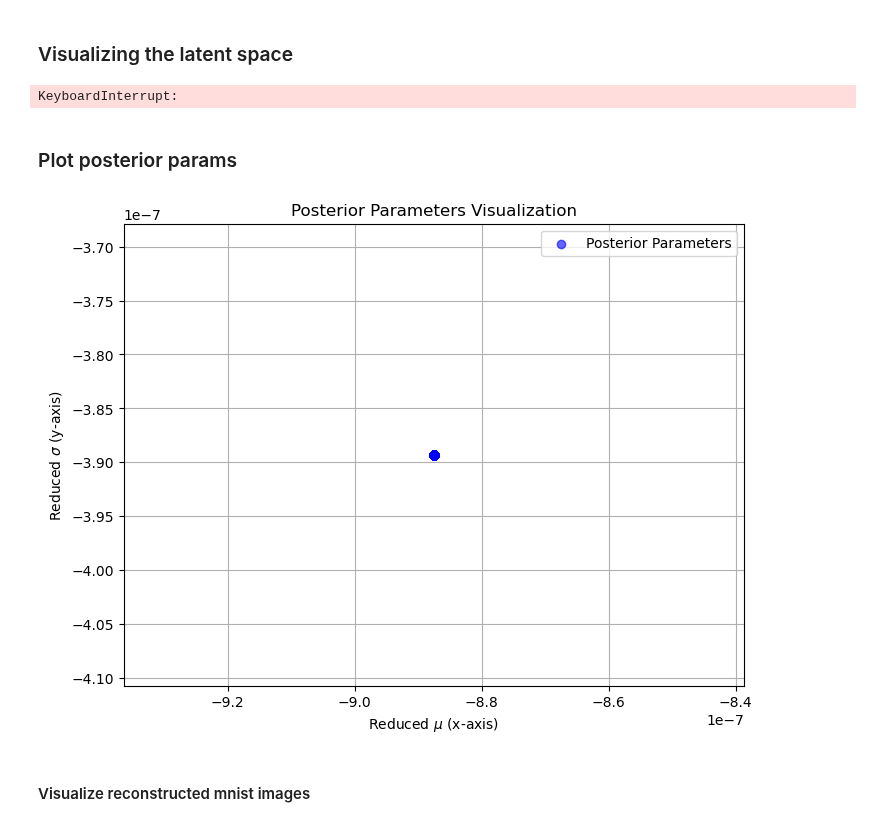
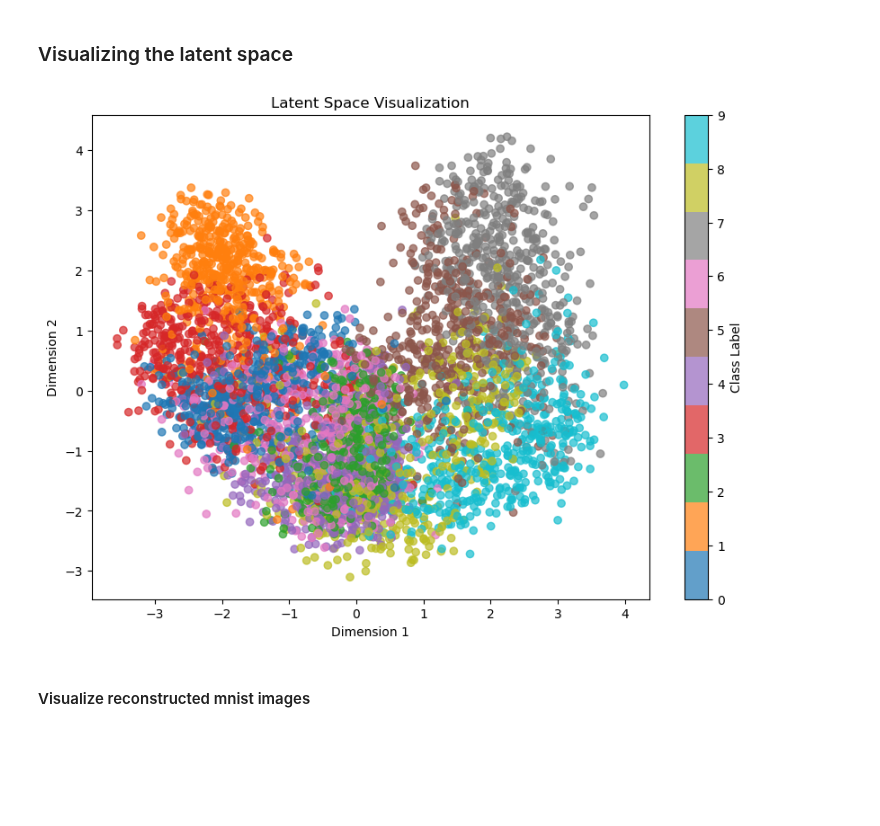
Before and after one commit to graeps/TopoGeoAEs, a Jupyter notebook: experiments/euclidean_vae.ipynb, the cells around one changed output. Drawn from its saved outputs; the diff is of its cells as text; code cells hidden in the pictures; blank space fills up the shorter version.

```diff
--- a/experiments/euclidean_vae.ipynb
+++ b/experiments/euclidean_vae.ipynb
@@ -110,15 +109,9 @@ model = euclidean_model
 # %% [markdown]
 ### Visualizing the latent space
 # %%
-utils.plot_latent_space_euclidean(model,test_loader)
+utils.plot_euclidean_latent_space(euclidean_model, test_loader, n_samples=5000)
 # %% [output]
-KeyboardInterrupt:
+[figure, added]
-# %% [markdown]
-### Plot posterior params
-# %%
-utils.plot_posterior_params(model, test_loader)
-# %% [output]
-[figure, removed]
 # %% [markdown]
 #### Visualize reconstructed mnist images
 # %%
```
Also changed, not shown: parts of 9 cells of this notebook, 9 other files.
